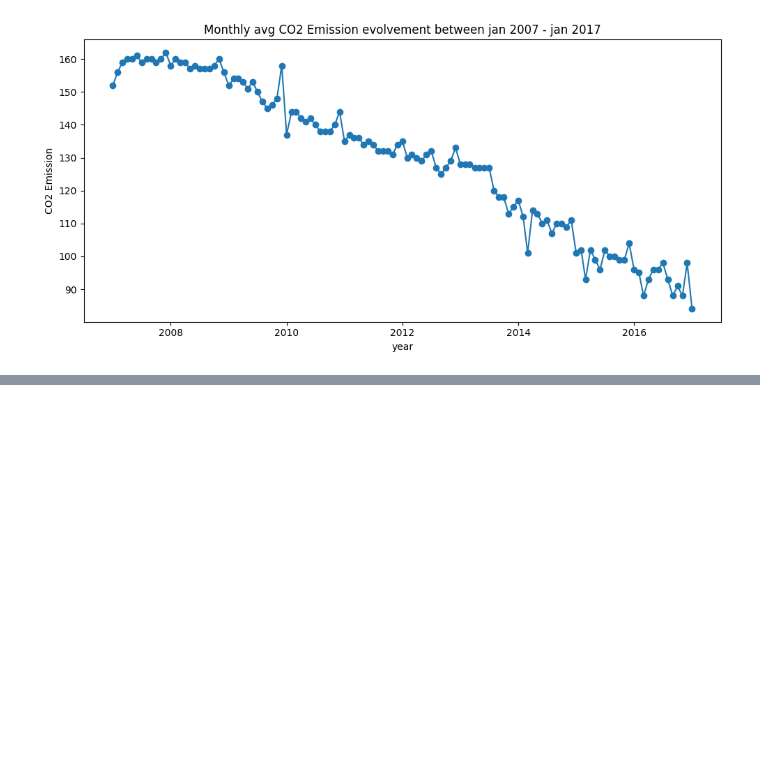
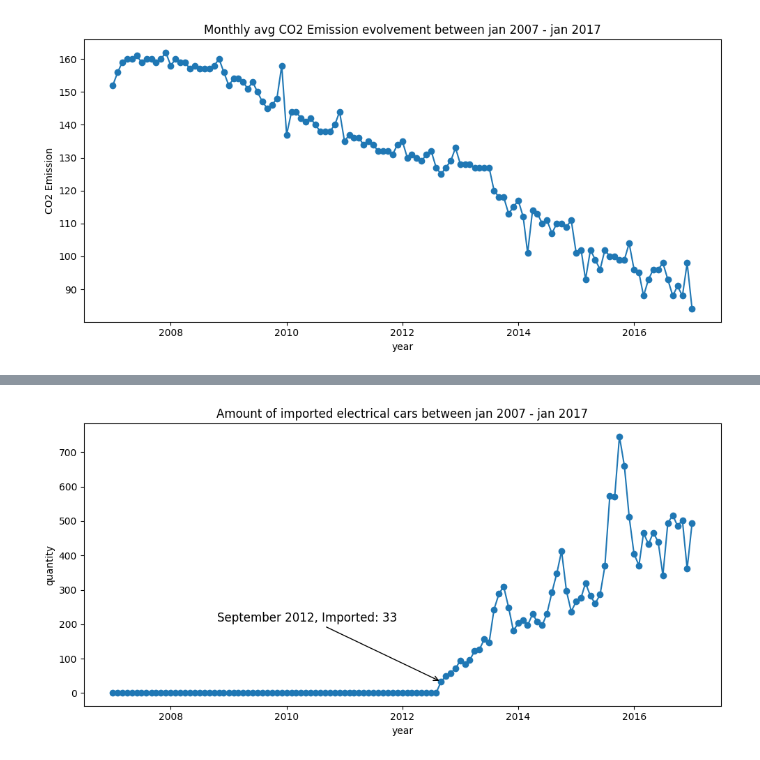
Before and after one commit to fredrikkron/data-visualization-fredrik-kron-de24, a Jupyter notebook: exercises/exercise_0/0.0.ipynb, the cells around one changed output, grey strips where cells are left out. Cells and saved outputs as stored; diff of their text form; code cells hidden in the pictures; blank space fills up the shorter version.

Commit message:
electrical car imports

```diff
--- a/exercises/exercise_0/0.0.ipynb
+++ b/exercises/exercise_0/0.0.ipynb
@@ -223,0 +226,3 @@ plt.savefig("figures/monthly_CO2_Emission.png")
+# %%
+df = df.fillna(0)
+df.head()
@@ -223,0 +256,14 @@ plt.savefig("figures/monthly_CO2_Emission.png")
+# %%
+electric_imports= duckdb.query(
+    """--sql
+    SELECT
+        year || '-' || LPAD(CAST(month AS VARCHAR), 2, '0') AS date,
+        SUM(Import_Electric) AS quantity
+    FROM df
+    GROUP BY year, month
+    ORDER BY year, month
+    """).df()
+
+electric_imports["date"] = pd.to_datetime(electric_imports["date"], format="%Y-%m")
+# electric_imports.head()
+electric_imports
@@ -223,0 +284,27 @@ plt.savefig("figures/monthly_CO2_Emission.png")
+# %%
+x = electric_imports['date']
+y = electric_imports['quantity']
+
+for i, val in enumerate(y):
+    if val != 0:
+        first_non_zero = i
+        break
+
+plt.figure(figsize=(10,5))
+plt.plot(x, y, marker='o')
+plt.xlabel('year')
+plt.ylabel('quantity')
+plt.title('Amount of imported electrical cars between jan 2007 - jan 2017')
+plt.tight_layout()
+
+plt.annotate(
+    'September 2012, Imported: 33',
+    xy=(x[first_non_zero], y[first_non_zero]),
+    xytext=(x[first_non_zero - 9], y[first_non_zero] + 175),
+    arrowprops=dict(arrowstyle= "->", color='black'),
+    fontsize=12, color='black', ha='right'
+)
+
+plt.savefig('figures/electrical_car_import.png')
+# %% [output]
+[figure, added]
```
Also changed, not shown: parts of 6 cells of this notebook, 2 other files.
